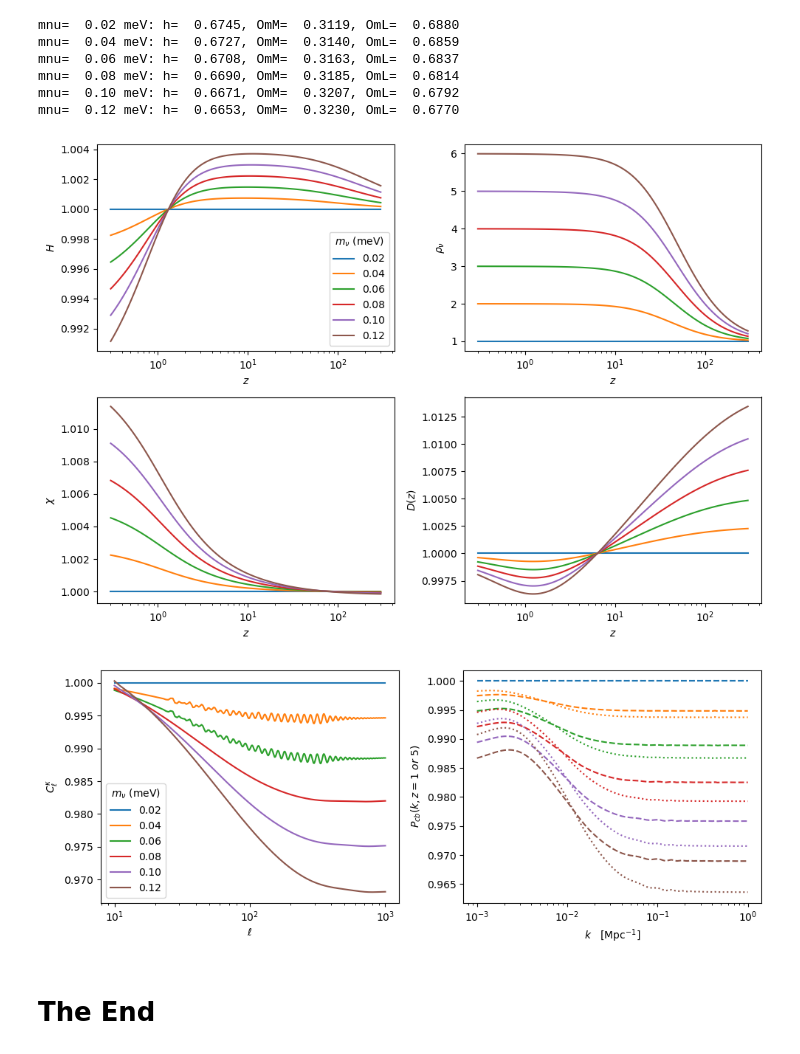
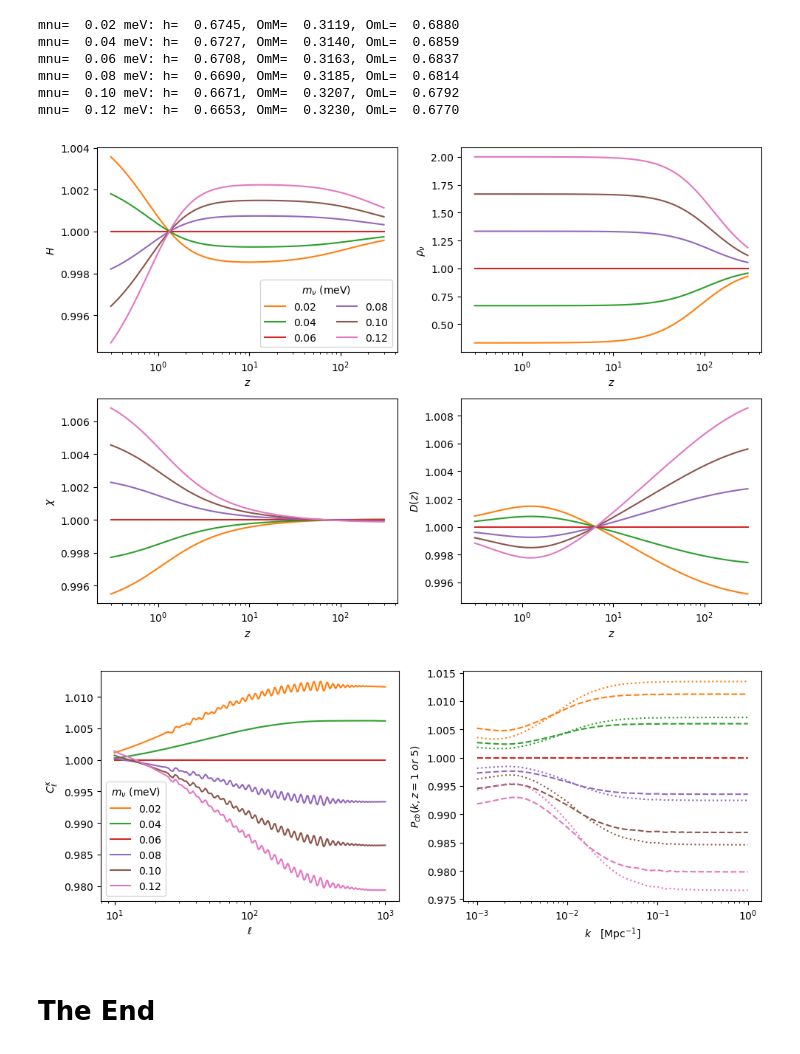
Before and after one commit to martinjameswhite/Notebooks, a Jupyter notebook: physics229/NeutrinoEffects.ipynb, the cells around one changed output. Drawn from its saved outputs; the diff is of its cells as text; code cells hidden in the pictures.

```diff
--- a/physics229/NeutrinoEffects.ipynb
+++ b/physics229/NeutrinoEffects.ipynb
@@ -212,7 +212,7 @@ fig,ax = plt.subplots(2,2,figsize=(10,7))
 # Now let's look through the neutrino masses, for now
 # holding omega_cdm fixed.
 zvals = np.geomspace(0.3,300,100)
-for i,mnu in enumerate([0.02,0.04,0.06,0.08,0.10,0.12]):
+for i,mnu in enumerate([0.06,0.02,0.04,0.06,0.08,0.10,0.12]):
     params['m_ncdm'] = mnu
     #
     cc = Class()
@@ -229,19 +229,20 @@ for i,mnu in enumerate([0.02,0.04,0.06,0.08,0.10,0.12]):
         rhonuf= interp1d(bkgnd['z'],bkgnd['(.)rho_ncdm[0]'])(zvals)
         Dzf   = interp1d(bkgnd['z'],bkgnd['gr.fac. D'])(zvals)
         # Note that D(z) is defined such that D(z=0)=1.
-    hubble= interp1d(bkgnd['z'],bkgnd['H [1/Mpc]'])(zvals)
-    chi   = interp1d(bkgnd['z'],bkgnd['comov. dist.'])(zvals)
-    rhoc  = interp1d(bkgnd['z'],bkgnd['(.)rho_cdm'])(zvals)
-    rhob  = interp1d(bkgnd['z'],bkgnd['(.)rho_b'])(zvals)
-    rhonu = interp1d(bkgnd['z'],bkgnd['(.)rho_ncdm[0]'])(zvals)
-    Dz    = interp1d(bkgnd['z'],bkgnd['gr.fac. D'])(zvals)
-    #
-    ax[0,0].plot(zvals,hubble/hubblef,color=icol,label='{:.2f}'.format(mnu))
-    ax[1,0].plot(zvals,chi/chif      ,color=icol)
-    ax[0,1].plot(zvals,rhonu/rhonuf  ,color=icol)
-    ax[1,1].plot(zvals,Dz/Dzf        ,color=icol)
+    else:
+        hubble= interp1d(bkgnd['z'],bkgnd['H [1/Mpc]'])(zvals)
+        chi   = interp1d(bkgnd['z'],bkgnd['comov. dist.'])(zvals)
+        rhoc  = interp1d(bkgnd['z'],bkgnd['(.)rho_cdm'])(zvals)
+        rhob  = interp1d(bkgnd['z'],bkgnd['(.)rho_b'])(zvals)
+        rhonu = interp1d(bkgnd['z'],bkgnd['(.)rho_ncdm[0]'])(zvals)
+        Dz    = interp1d(bkgnd['z'],bkgnd['gr.fac. D'])(zvals)
+        #
+        ax[0,0].plot(zvals,hubble/hubblef,color=icol,label='{:.2f}'.format(mnu))
+        ax[1,0].plot(zvals,chi/chif      ,color=icol)
+        ax[0,1].plot(zvals,rhonu/rhonuf  ,color=icol)
+        ax[1,1].plot(zvals,Dz/Dzf        ,color=icol)
 #
-ax[0,0].legend(title=r'$m_{\nu}$ (meV)')
+ax[0,0].legend(title=r'$m_{\nu}$ (meV)',ncols=2)
 #
 for ir in range(ax.shape[0]):
     for ic in range(ax.shape[1]):
@@ -255,7 +256,7 @@ ax[1,1].set_ylabel(r'$D(z)$')
 #
 plt.tight_layout()
 # %% [output]
-[figure, old version]
+[figure, new version]
 # %%
 # Then the linear perturbations.
 params = {
@@ -279,43 +280,44 @@ fig,ax = plt.subplots(1,2,figsize=(10,4))
 #
 # Now let's look through the neutrino masses, for now
 # holding omega_cdm fixed.
-for i,mnu in enumerate([0.02,0.04,0.06,0.08,0.10,0.12]):
+for i,mnu in enumerate([0.06,0.02,0.04,0.06,0.08,0.10,0.12]):
     params['m_ncdm'] = mnu
     #
     cc = Class()
     cc.set(params)
     cc.compute()
     hub   = cc.h()
     bkgnd = cc.get_background()
     icol  = 'C' + str( i%10 )
     #
     pkcblo= np.array( [cc.pk_cb(k,1.0) for k in kk] )
     pkcbhi= np.array( [cc.pk_cb(k,5.0) for k in kk] )
     #
     cls = cc.lensed_cl(1000)
     ell = cls['ell'][10:]
     fac = 0.25*(ell+2)*(ell+1)*(ell)*(ell-1)
     kap = cls['pp'][10:] * fac
     #
     if i==0:
         pkcblof = pkcblo
         pkcbhif = pkcbhi
-        kapf  = kap
-    ax[0].plot(ell,kap/kapf ,color=icol,label='{:.2f}'.format(mnu))
-    ax[1].plot(kk,pkcblo/pkcblof,color=icol,ls=':')
-    ax[1].plot(kk,pkcbhi/pkcbhif,color=icol,ls='--')
+        kapf    = kap
+    else:
+        ax[0].plot(ell,kap/kapf ,color=icol,label='{:.2f}'.format(mnu))
+        ax[1].plot(kk,pkcblo/pkcblof,color=icol,ls=':')
+        ax[1].plot(kk,pkcbhi/pkcbhif,color=icol,ls='--')
 #
 ax[0].legend(title=r'$m_{\nu}$ (meV)')
 #
 ax[0].set_xlabel(r'$\ell$')
 ax[1].set_xlabel(r'$k\quad [{\rm Mpc}^{-1}]$')
 ax[0].set_ylabel(r'$C_\ell^{\kappa}$')
 ax[1].set_ylabel(r'$P_{cb}(k,z=1\ or\ 5)$')
 ax[0].set_xscale('log')
 ax[1].set_xscale('log')
 #
 plt.tight_layout()
 # %% [output]
-[figure, old version]
+[figure, new version]
 # %% [markdown]
 # The End #
```
Also changed, not shown: parts of 2 cells of this notebook.
